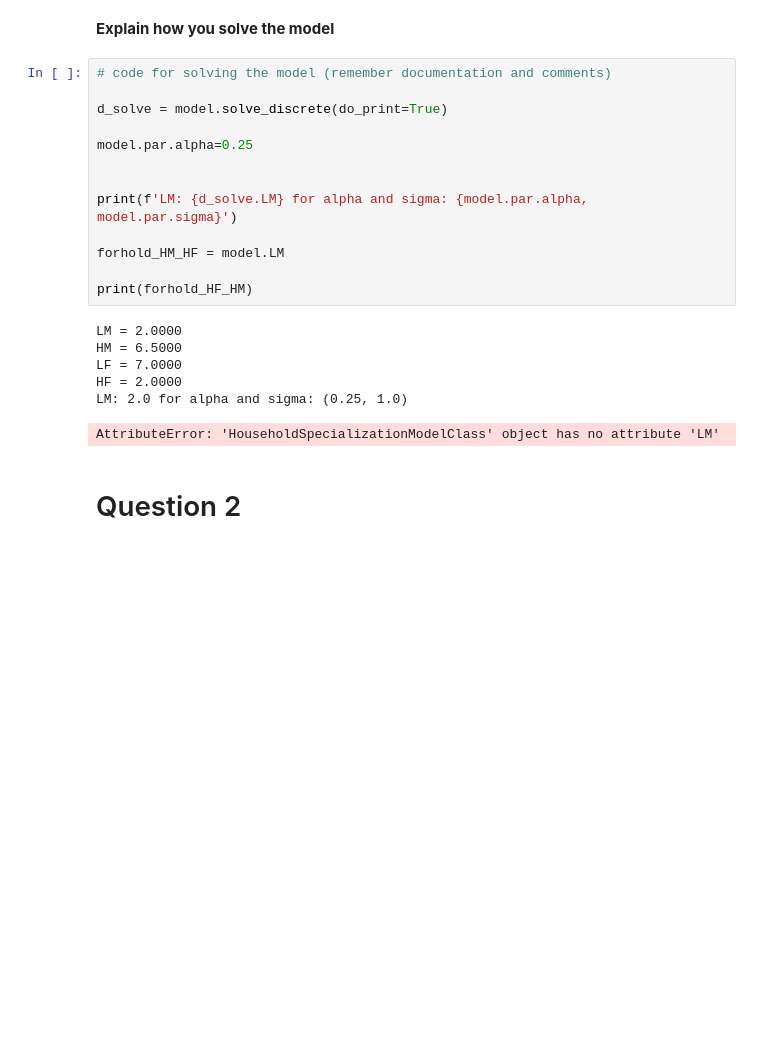
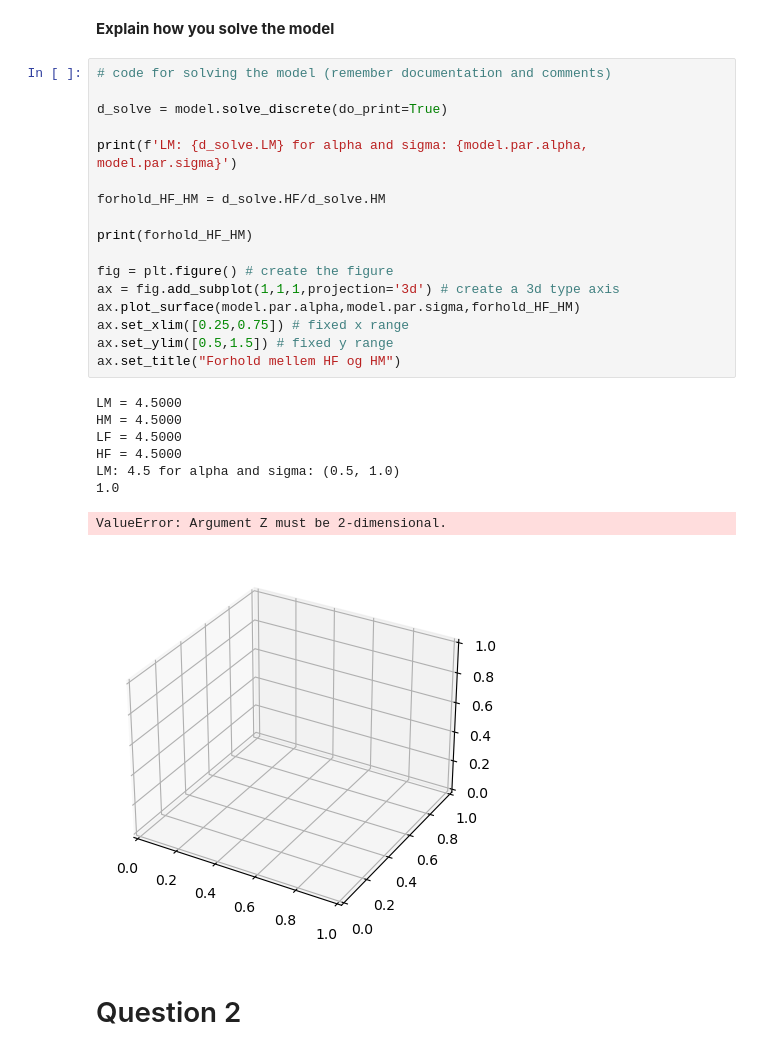
Before and after one commit to NumEconCopenhagen/projects-2023-joost-adam-og-frederik, a Jupyter notebook: inauguralproject/inauguralproject.ipynb, the cells around one changed output. Drawn from its saved outputs; the diff is of its cells as text; blank space fills up the shorter version.

```diff
--- a/inauguralproject/inauguralproject.ipynb
+++ b/inauguralproject/inauguralproject.ipynb
@@ -27,23 +31,29 @@ The autoreload extension is already loaded. To reload it, use:
 # %%
 # code for solving the model (remember documentation and comments)
 
 d_solve = model.solve_discrete(do_print=True)
 
-model.par.alpha=0.25
-
-
 print(f'LM: {d_solve.LM} for alpha and sigma: {model.par.alpha, model.par.sigma}')
 
-forhold_HM_HF = model.LM
+forhold_HF_HM = d_solve.HF/d_solve.HM
 
 print(forhold_HF_HM)
+
+fig = plt.figure() # create the figure
+ax = fig.add_subplot(1,1,1,projection='3d') # create a 3d type axis
+ax.plot_surface(model.par.alpha,model.par.sigma,forhold_HF_HM)
+ax.set_xlim([0.25,0.75]) # fixed x range
+ax.set_ylim([0.5,1.5]) # fixed y range
+ax.set_title("Forhold mellem HF og HM")
 # %% [output]
-LM = 2.0000
-HM = 6.5000
-LF = 7.0000
-HF = 2.0000
-LM: 2.0 for alpha and sigma: (0.25, 1.0)
+LM = 4.5000
+HM = 4.5000
+LF = 4.5000
+HF = 4.5000
+LM: 4.5 for alpha and sigma: (0.5, 1.0)
+1.0
-AttributeError: 'HouseholdSpecializationModelClass' object has no attribute 'LM'
+ValueError: Argument Z must be 2-dimensional.
+[figure, added]
 # %% [markdown]
 # Question 2
 # %% [markdown]
```
Also changed, not shown: parts of 1 cell of this notebook.
